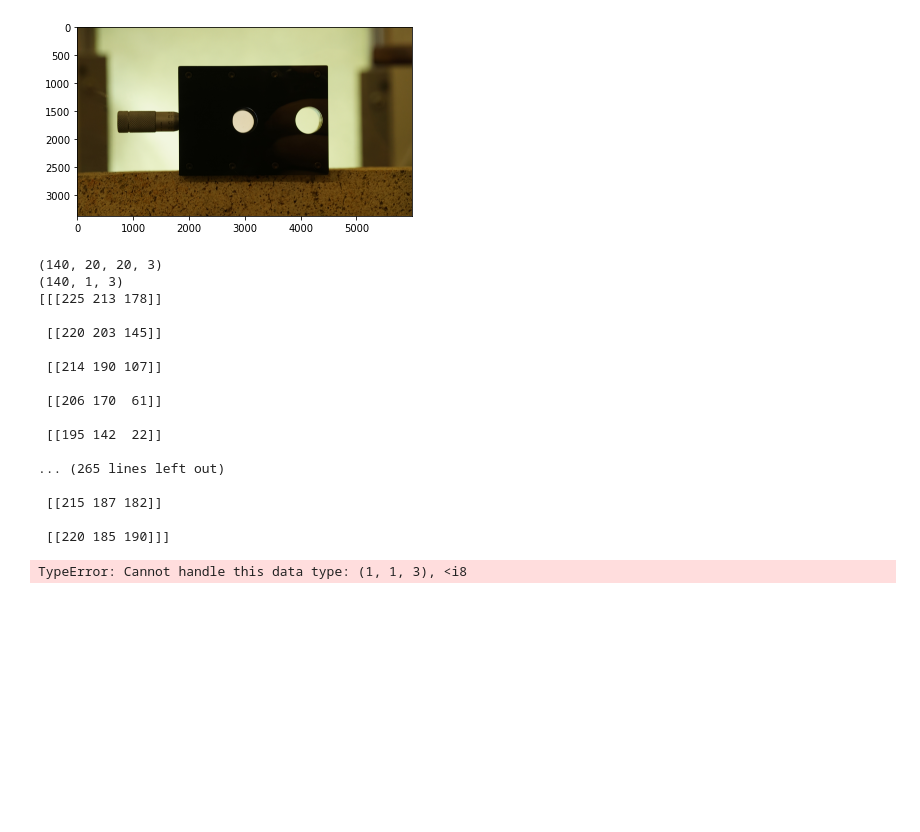
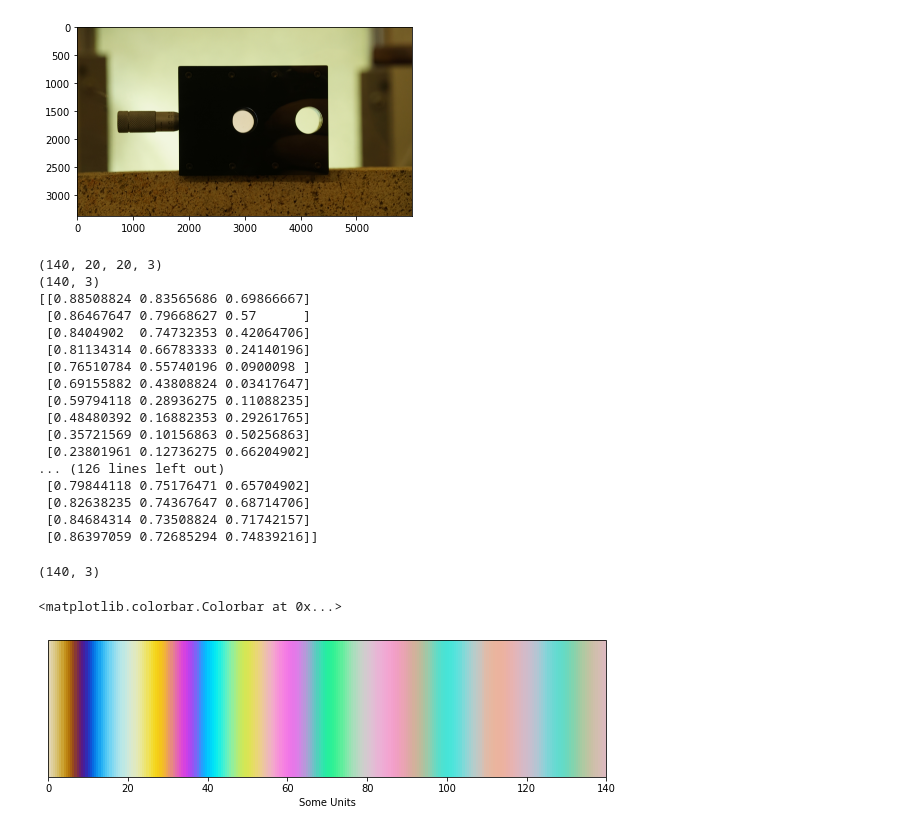
Before and after one commit to Chrissi2207/Chrissi2207, a Jupyter notebook: kalibrierung-babinet.ipynb, the cells around one changed output. Drawn from its saved outputs; the diff is of its cells as text; code cells hidden in the pictures; blank space fills up the shorter version.

Commit message:
Kaggle Notebook | Kalibrierung Babinet | Version 11

```diff
--- a/kalibrierung-babinet.ipynb
+++ b/kalibrierung-babinet.ipynb
@@ -107,39 +107,47 @@ rgb_babinet = np.asarray(rgb_pixel_values)
 
 print(rgb_babinet.shape)
 
-rgb_mittelwert = np.zeros([140,1,3],dtype=int)
+rgb_mittelwert = np.zeros([140,3])
 
 for j in range(140):
     for i in range(3):
-        rgb_mittelwert[j,0,i] = int(np.mean(rgb_babinet[j,:,:,i]))
+        rgb_mittelwert[j,i] = np.mean(rgb_babinet[j,:,:,i])/255
 
 print(rgb_mittelwert.shape)
 print(rgb_mittelwert)
 # %% [output]
 (140, 20, 20, 3)
-(140, 1, 3)
-[[[225 213 178]]
-
- [[220 203 145]]
-
- [[214 190 107]]
-
- [[206 170  61]]
-
- [[195 142  22]]
-
-... (265 lines left out)
-
- [[215 187 182]]
-
- [[220 185 190]]]
+(140, 3)
+[[0.88508824 0.83565686 0.69866667]
+ [0.86467647 0.79668627 0.57      ]
+ [0.8404902  0.74732353 0.42064706]
+ [0.81134314 0.66783333 0.24140196]
+ [0.76510784 0.55740196 0.0900098 ]
+ [0.69155882 0.43808824 0.03417647]
+ [0.59794118 0.28936275 0.11088235]
+ [0.48480392 0.16882353 0.29261765]
+ [0.35721569 0.10156863 0.50256863]
+ [0.23801961 0.12736275 0.66204902]
+... (126 lines left out)
+ [0.79844118 0.75176471 0.65704902]
+ [0.82638235 0.74367647 0.68714706]
+ [0.84684314 0.73508824 0.71742157]
+ [0.86397059 0.72685294 0.74839216]]
+# %%
+rgb_mittelwert_2d = []
+rgb_mittelwert_2d = rgb_mittelwert.reshape(140,3)
+
+print(rgb_mittelwert_2d.shape)
+
+dataframe = pd.DataFrame(rgb_mittelwert_2d)
+dataframe.to_csv('babinet_rgb.csv',index=False)
+# %% [output]
+(140, 3)
 # %%
 #Farbtafel
 
-tafel = Image.fromarray(rgb_mittelwert)
-plt.imshow(tafel)
-plt.show()
+#tafel = Image.fromarray(rgb_mittelwert)
+#plt.imshow(tafel)
+#plt.show()
-# %% [output]
-TypeError: Cannot handle this data type: (1, 1, 3), <i8
 # %%
 # Plot
@@ -151,12 +159,14 @@ plt.show()
 # %%
 #Plot erstellen - Überprüfung, ob Farben richtig ausgelesen wurden
 from matplotlib import colors
 
 fig, ax = plt.subplots(figsize=(10, 5))
 fig.subplots_adjust(bottom=0.5)
-
-cmap = mpl.cm.cool
-norm = mpl.colors.Normalize(vmin=0, vmax=10)
+cmap = mpl.colors.LinearSegmentedColormap.from_list('babinet', rgb_mittelwert)
+norm = mpl.colors.Normalize(vmin=0, vmax=140)
 
 fig.colorbar(mpl.cm.ScalarMappable(norm=norm, cmap=cmap),
              cax=ax, orientation='horizontal', label='Some Units')
+# %% [output]
+<matplotlib.colorbar.Colorbar at 0x...>
+[figure, added]
```
Also changed, not shown: parts of 2 cells of this notebook.
